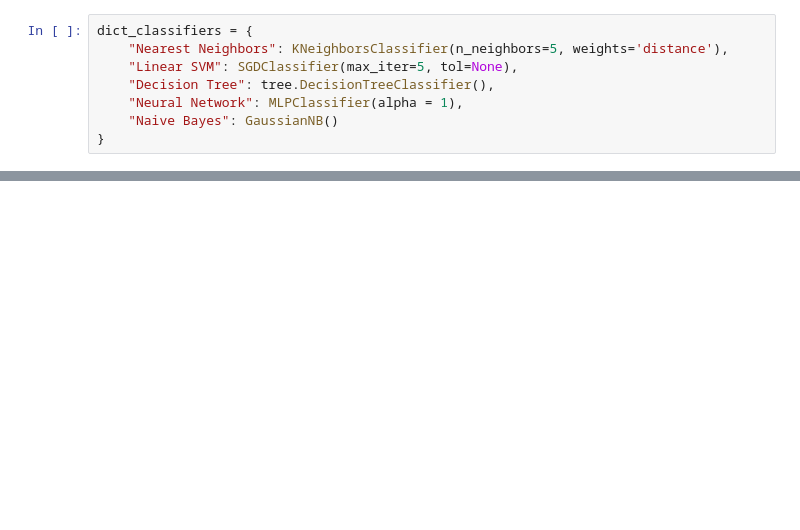
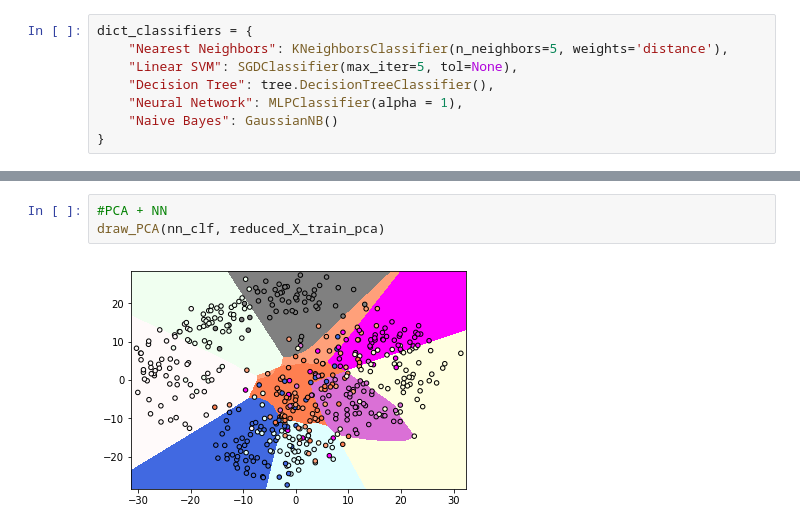
Before and after one commit to iseelotus/classification, a Jupyter notebook: notebooks/Digits_Classification.ipynb, the cells around one changed output, grey strips where cells are left out. Cells and saved outputs as stored; diff of their text form; blank space fills up the shorter version.

```diff
--- a/notebooks/Digits_Classification.ipynb
+++ b/notebooks/Digits_Classification.ipynb
@@ -40,0 +70,5 @@ Accuracy of Naive Bayes : 0.811111111111
+# %%
+#PCA + NN
+draw_PCA(nn_clf, reduced_X_train_pca)
+# %% [output]
+[figure, added]
```
Also changed, not shown: parts of 11 cells of this notebook.
